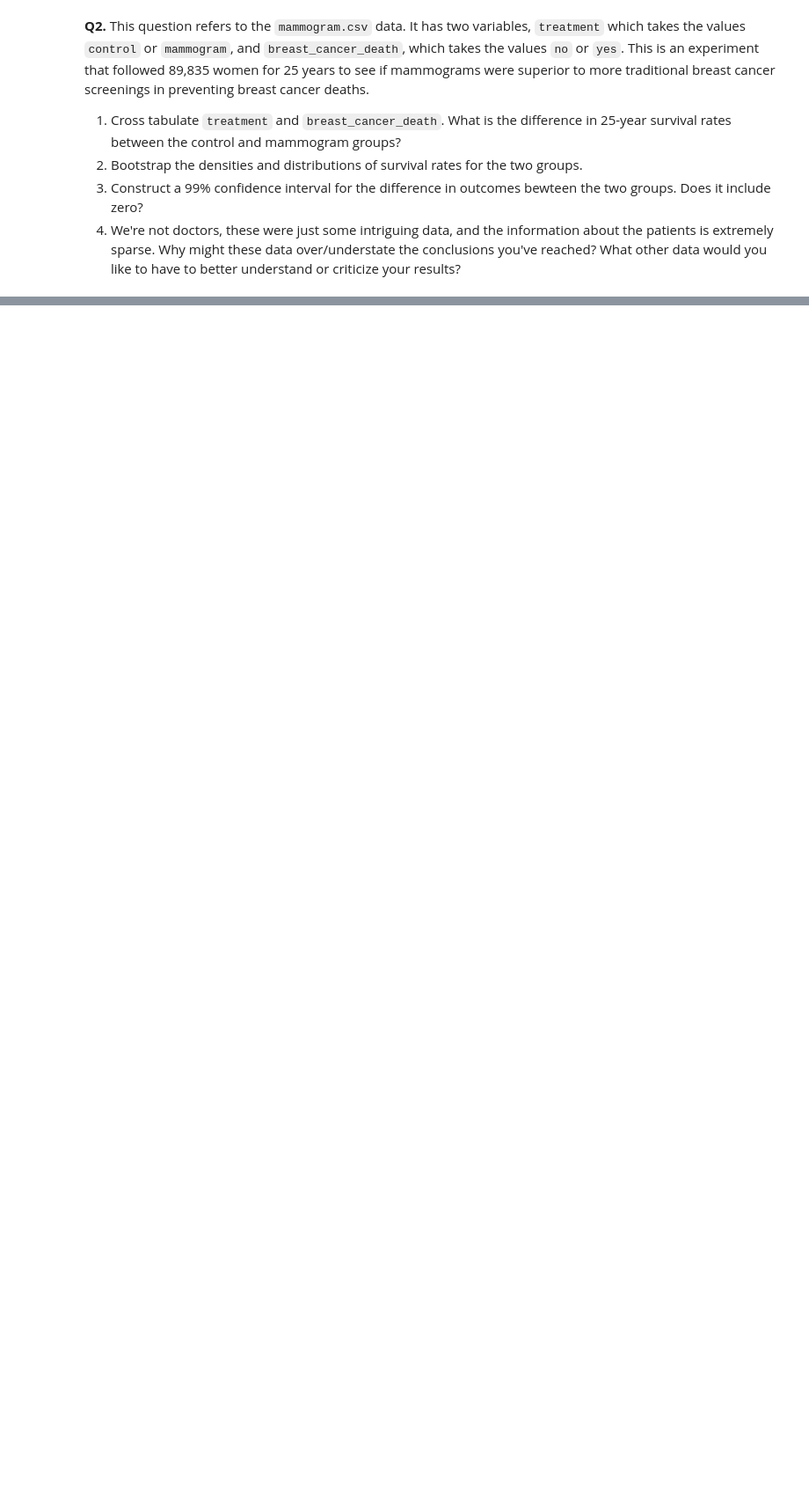
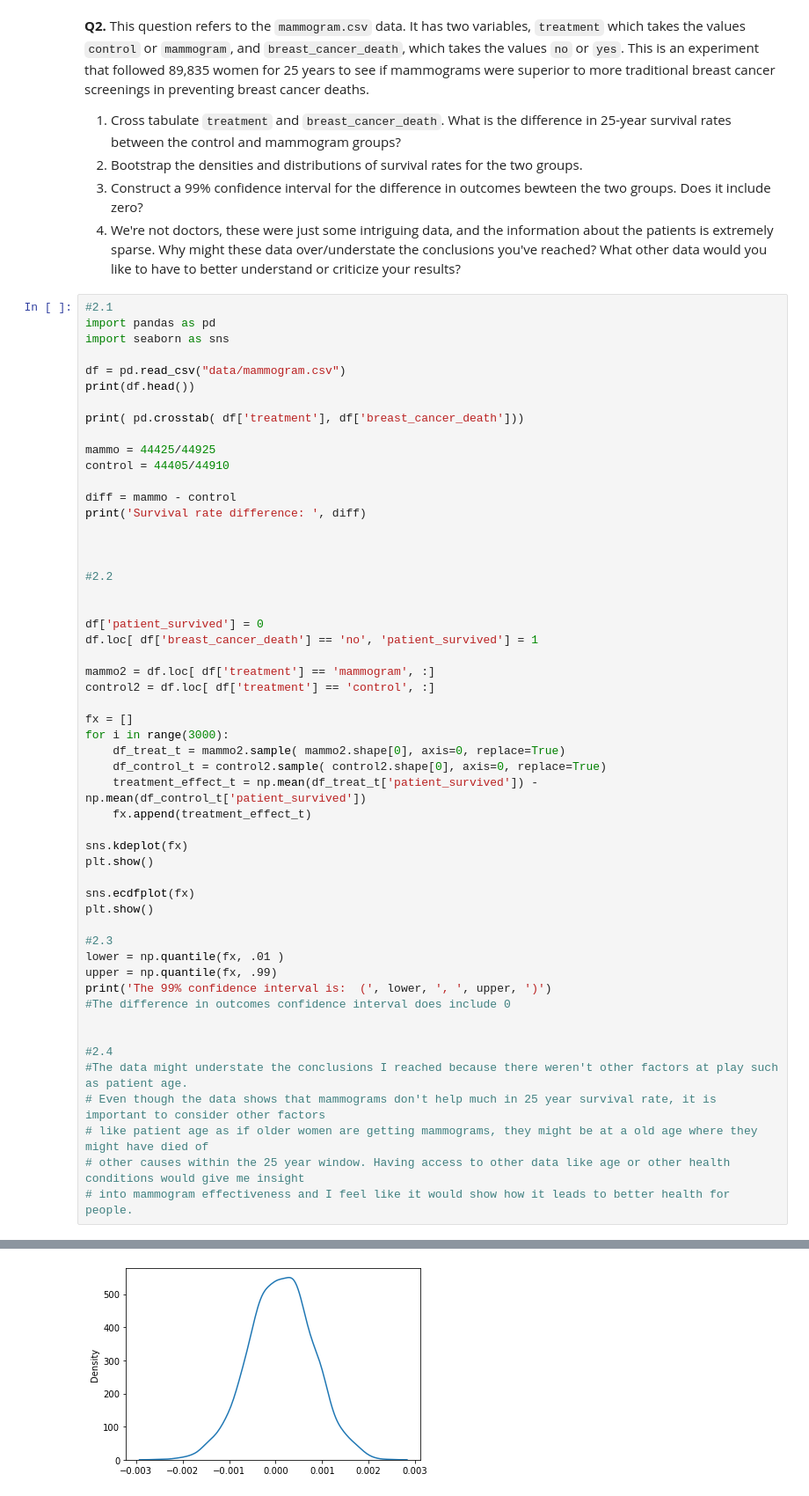
Before and after one commit to chc3fa/the_bootstrap, a Jupyter notebook: assignment_5.ipynb, the cells around one changed output, grey strips where cells are left out. Shown at 88% size. Drawn from its saved outputs; the diff is of its cells as text; blank space fills up the shorter version.

```diff
--- a/assignment_5.ipynb
+++ b/assignment_5.ipynb
@@ -18,3 +123,57 @@
 2. Bootstrap the densities and distributions of survival rates for the two groups.
 3. Construct a 99% confidence interval for the difference in outcomes bewteen the two groups. Does it include zero?
 4. We're not doctors, these were just some intriguing data, and the information about the patients is extremely sparse. Why might these data over/understate the conclusions you've reached? What other data would you like to have to better understand or criticize your results?
+# %%
+#2.1
+import pandas as pd
+import seaborn as sns
+
+df = pd.read_csv("data/mammogram.csv")
+print(df.head())
+
+print( pd.crosstab( df['treatment'], df['breast_cancer_death']))
+
+mammo = 44425/44925
+control = 44405/44910
+
+diff = mammo - control
+print('Survival rate difference: ', diff)
+
+
+
+#2.2
+
+
+df['patient_survived'] = 0
+df.loc[ df['breast_cancer_death'] == 'no', 'patient_survived'] = 1
+
+mammo2 = df.loc[ df['treatment'] == 'mammogram', :]
+control2 = df.loc[ df['treatment'] == 'control', :]
+
+fx = []
+for i in range(3000):
+    df_treat_t = mammo2.sample( mammo2.shape[0], axis=0, replace=True)
+    df_control_t = control2.sample( control2.shape[0], axis=0, replace=True)
+    treatment_effect_t = np.mean(df_treat_t['patient_survived']) - np.mean(df_control_t['patient_survived'])
+    fx.append(treatment_effect_t)
+
+sns.kdeplot(fx)
+plt.show()
+
+sns.ecdfplot(fx)
+plt.show()
+
+#2.3
+lower = np.quantile(fx, .01 )
+upper = np.quantile(fx, .99)
+print('The 99% confidence interval is:  (', lower, ', ', upper, ')')
+#The difference in outcomes confidence interval does include 0
+
+
+#2.4
+#The data might understate the conclusions I reached because there weren't other factors at play such as patient age.
+# Even though the data shows that mammograms don't help much in 25 year survival rate, it is important to consider other factors
+# like patient age as if older women are getting mammograms, they might be at a old age where they might have died of
+# other causes within the 25 year window. Having access to other data like age or other health conditions would give me insight
+# into mammogram effectiveness and I feel like it would show how it leads to better health for people.
+# %% [output]
@@ -20,0 +191 @@
+[figure, added]
```
Also changed, not shown: parts of 3 cells of this notebook.
